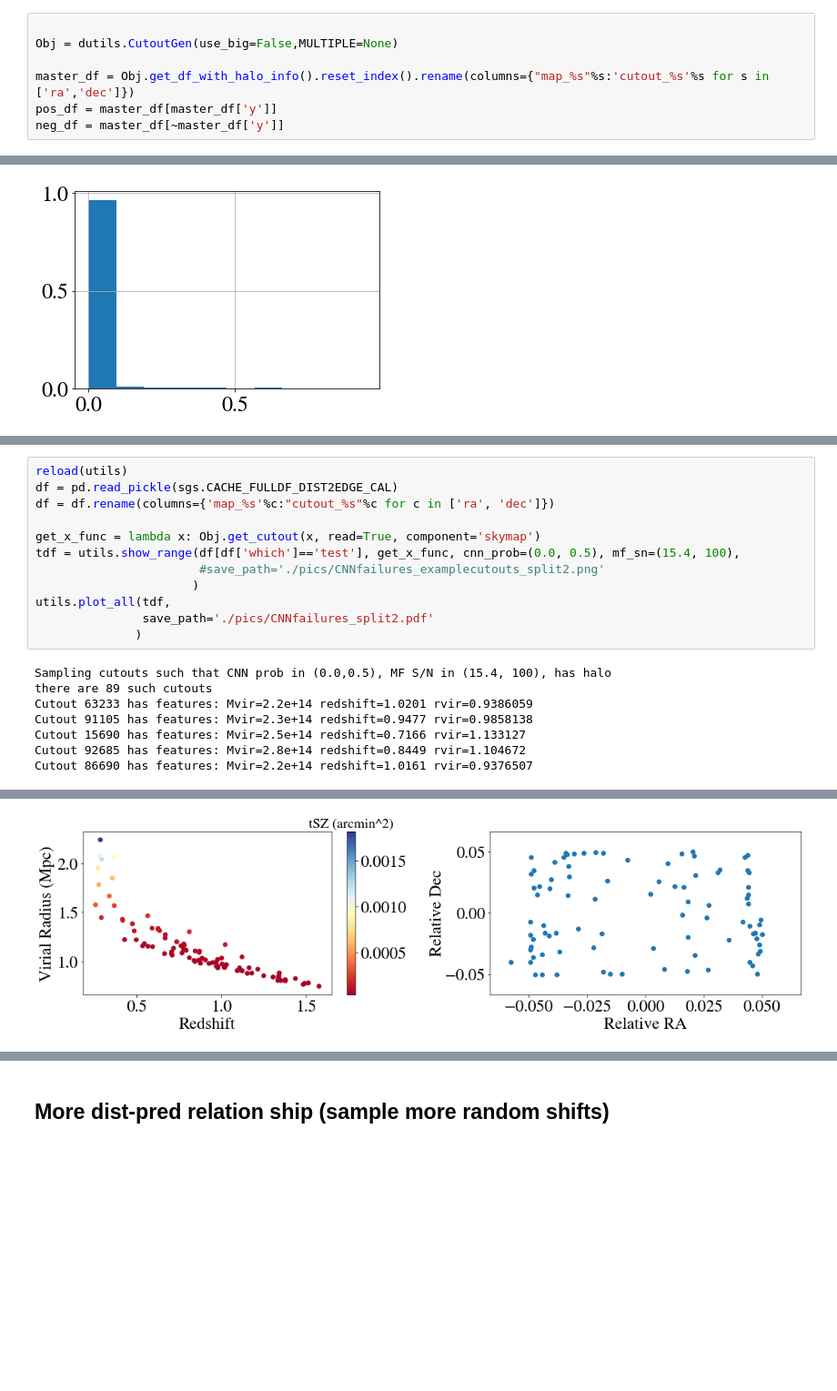
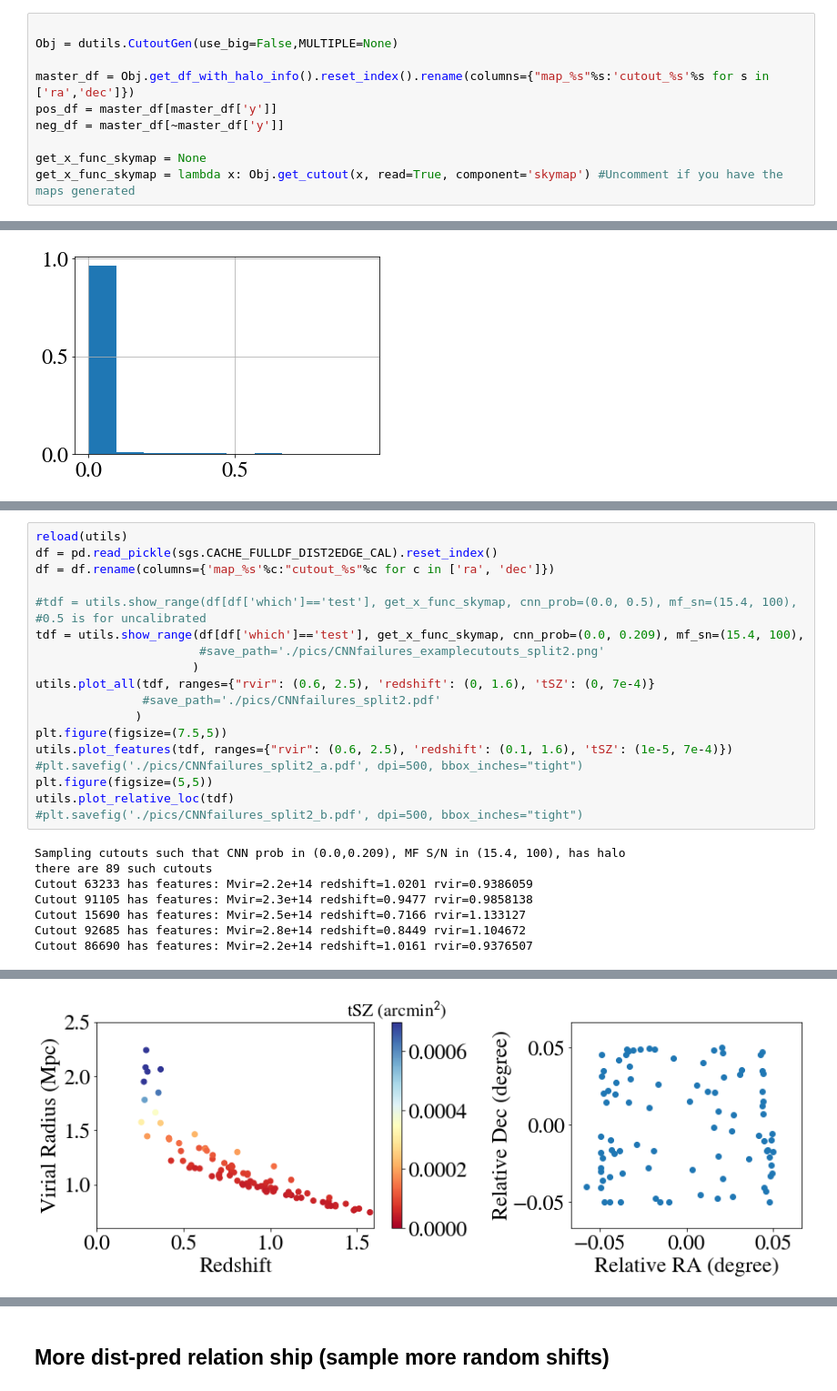
Before and after one commit to zlin7/deepsz, a Jupyter notebook: paper/Paper Notebook Calibrate.ipynb, the cells around one changed output, grey strips where cells are left out. Shown at 91% size. Drawn from its saved outputs; the diff is of its cells as text; blank space fills up the shorter version.

Commit message:
added necessary cache files

```diff
--- a/paper/Paper Notebook Calibrate.ipynb
+++ b/paper/Paper Notebook Calibrate.ipynb
@@ -40,5 +38,8 @@ Obj = dutils.CutoutGen(use_big=False,MULTIPLE=None)
 master_df = Obj.get_df_with_halo_info().reset_index().rename(columns={"map_%s"%s:'cutout_%s'%s for s in ['ra','dec']})
 pos_df = master_df[master_df['y']]
 neg_df = master_df[~master_df['y']]
+
+get_x_func_skymap = None
+get_x_func_skymap = lambda x: Obj.get_cutout(x, read=True, component='skymap') #Uncomment if you have the maps generated
 # %%
 nth_largest=200
@@ -202,17 +194,23 @@ utils.plot_all(df,
 # %%
 reload(utils)
-df = pd.read_pickle(sgs.CACHE_FULLDF_DIST2EDGE_CAL)
+df = pd.read_pickle(sgs.CACHE_FULLDF_DIST2EDGE_CAL).reset_index()
 df = df.rename(columns={'map_%s'%c:"cutout_%s"%c for c in ['ra', 'dec']})
 
-get_x_func = lambda x: Obj.get_cutout(x, read=True, component='skymap')
-tdf = utils.show_range(df[df['which']=='test'], get_x_func, cnn_prob=(0.0, 0.5), mf_sn=(15.4, 100),
+#tdf = utils.show_range(df[df['which']=='test'], get_x_func_skymap, cnn_prob=(0.0, 0.5), mf_sn=(15.4, 100),  #0.5 is for uncalibrated
+tdf = utils.show_range(df[df['which']=='test'], get_x_func_skymap, cnn_prob=(0.0, 0.209), mf_sn=(15.4, 100),
                        #save_path='./pics/CNNfailures_examplecutouts_split2.png'
                       )
-utils.plot_all(tdf,
-               save_path='./pics/CNNfailures_split2.pdf'
+utils.plot_all(tdf, ranges={"rvir": (0.6, 2.5), 'redshift': (0, 1.6), 'tSZ': (0, 7e-4)}
+               #save_path='./pics/CNNfailures_split2.pdf'
               )
+plt.figure(figsize=(7.5,5))
+utils.plot_features(tdf, ranges={"rvir": (0.6, 2.5), 'redshift': (0.1, 1.6), 'tSZ': (1e-5, 7e-4)})
+#plt.savefig('./pics/CNNfailures_split2_a.pdf', dpi=500, bbox_inches="tight")
+plt.figure(figsize=(5,5))
+utils.plot_relative_loc(tdf)
+#plt.savefig('./pics/CNNfailures_split2_b.pdf', dpi=500, bbox_inches="tight")
 # %% [output]
-Sampling cutouts such that CNN prob in (0.0,0.5), MF S/N in (15.4, 100), has halo
+Sampling cutouts such that CNN prob in (0.0,0.209), MF S/N in (15.4, 100), has halo
 there are 89 such cutouts
 Cutout 63233 has features: Mvir=2.2e+14 redshift=1.0201 rvir=0.9386059
 Cutout 91105 has features: Mvir=2.3e+14 redshift=0.9477 rvir=0.9858138
@@ -223 +221 @@ Cutout 86690 has features: Mvir=2.2e+14 redshift=1.0161 rvir=0.9376507
-[figure, old version]
+[figure, new version]
```
Also changed, not shown: parts of 27 cells of this notebook, 30 other files.
